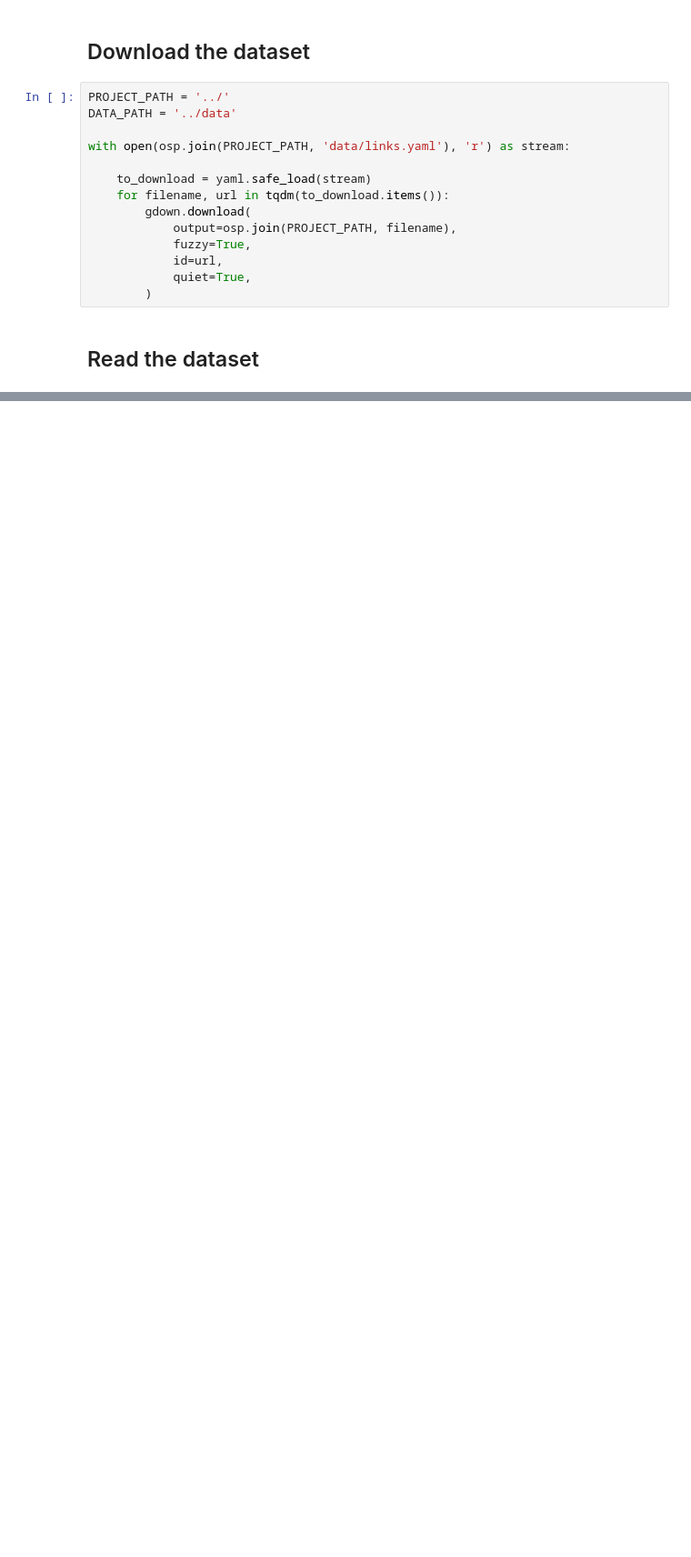
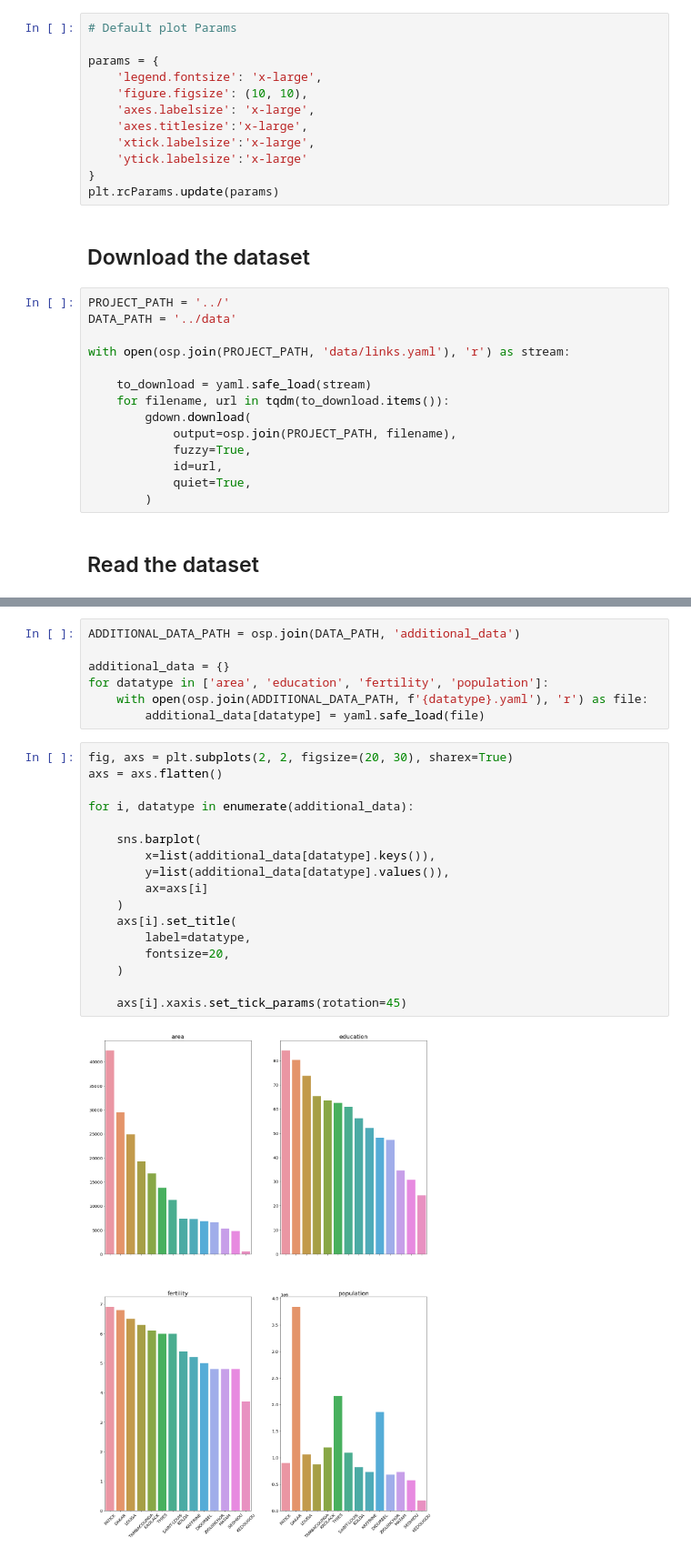
Before and after one commit to Ilyabasharov/Expresso-Churn-Prediction, a Jupyter notebook: notebooks/main.ipynb, the cells around one changed output, grey strips where cells are left out. Shown at 91% size. Saved outputs shown, nothing was run; the diff lists cells and outputs as text; blank space fills up the shorter version.

```diff
--- a/notebooks/main.ipynb
+++ b/notebooks/main.ipynb
@@ -14,3 +28,15 @@ from tqdm.notebook import tqdm
+# %%
+# Default plot Params
+
+params = {
+    'legend.fontsize': 'x-large',
+    'figure.figsize': (10, 10),
+    'axes.labelsize': 'x-large',
+    'axes.titlesize':'x-large',
+    'xtick.labelsize':'x-large',
+    'ytick.labelsize':'x-large'
+}
+plt.rcParams.update(params)
 # %% [markdown]
 ## Download the dataset
 # %%
@@ -44,0 +85,26 @@ train_df.head()
+# %%
+ADDITIONAL_DATA_PATH = osp.join(DATA_PATH, 'additional_data')
+
+additional_data = {}
+for datatype in ['area', 'education', 'fertility', 'population']:
+    with open(osp.join(ADDITIONAL_DATA_PATH, f'{datatype}.yaml'), 'r') as file:
+        additional_data[datatype] = yaml.safe_load(file)
+# %%
+fig, axs = plt.subplots(2, 2, figsize=(20, 30), sharex=True)
+axs = axs.flatten()
+
+for i, datatype in enumerate(additional_data):
+
+    sns.barplot(
+        x=list(additional_data[datatype].keys()),
+        y=list(additional_data[datatype].values()),
+        ax=axs[i]
+    )
+    axs[i].set_title(
+        label=datatype,
+        fontsize=20,
+    )
+
+    axs[i].xaxis.set_tick_params(rotation=45)
+# %% [output]
+[figure, added]
```
Also changed, not shown: parts of 46 cells of this notebook.
